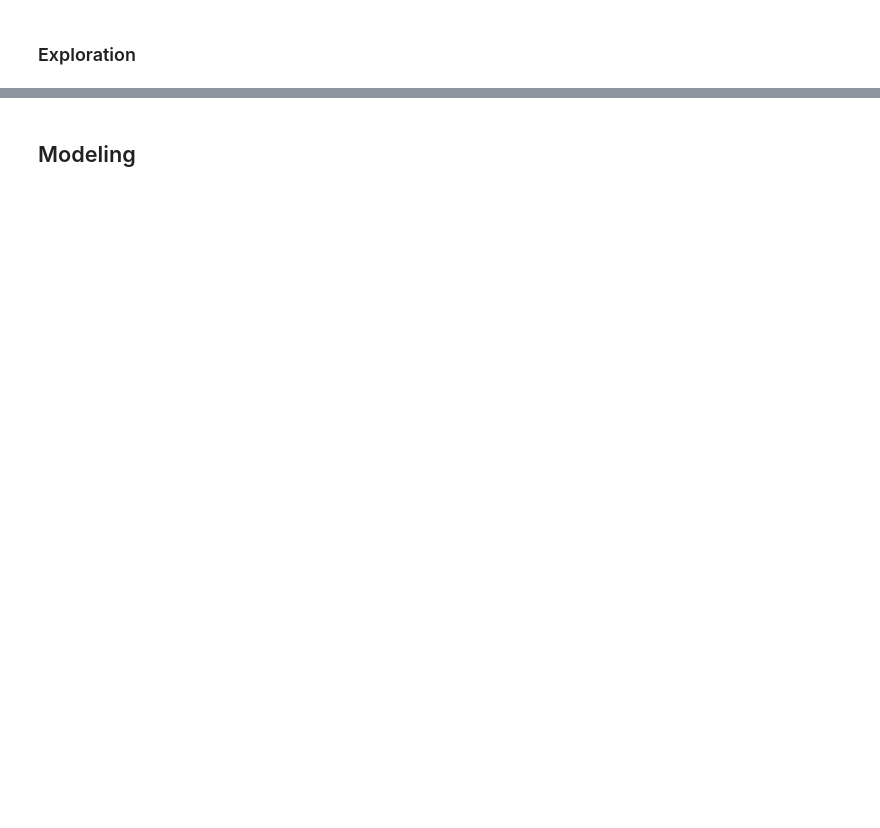
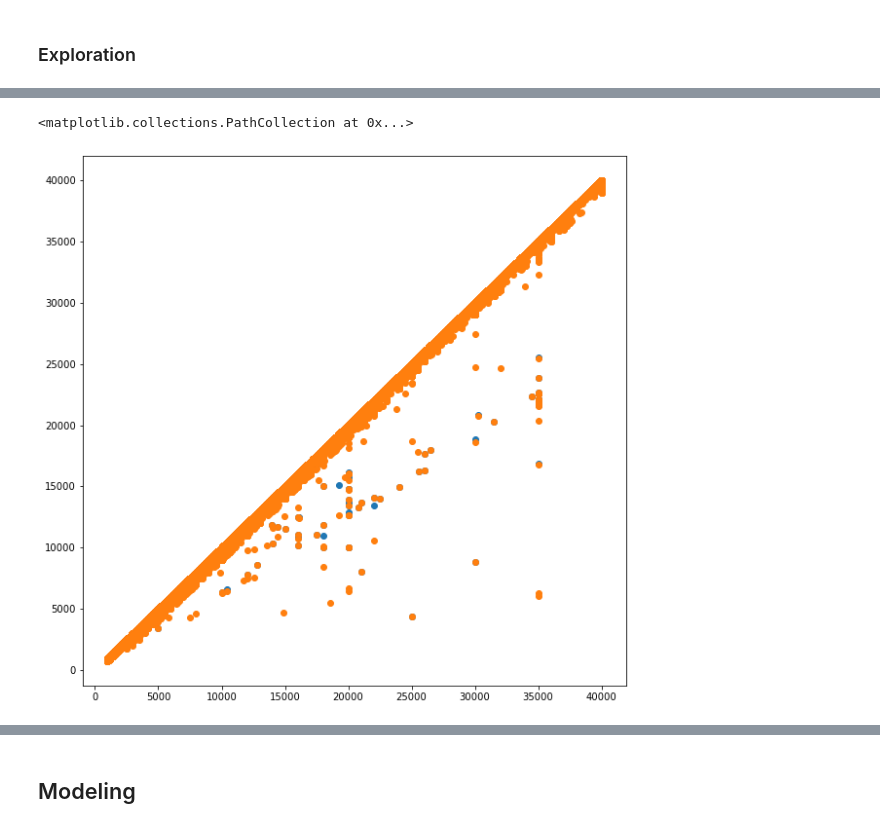
Before and after one commit to vmccready/loan-default-predictor, a Jupyter notebook: exploration.ipynb, the cells around one changed output, grey strips where cells are left out. Drawn from its saved outputs; the diff is of its cells as text; code cells hidden in the pictures; blank space fills up the shorter version.

```diff
--- a/exploration.ipynb
+++ b/exploration.ipynb
@@ -50,2 +77,10 @@ data.shape
+# %%
+fig, ax = plt.subplots(figsize=(10,10))
+
+ax.scatter(data.loan_amnt, data.funded_amnt)
+ax.scatter(data.loan_amnt, data.funded_amnt_inv)
+# %% [output]
+<matplotlib.collections.PathCollection at 0x...>
+[figure, added]
 # %%
 import pickle
```
Also changed, not shown: parts of 69 cells of this notebook, 1 other file.
